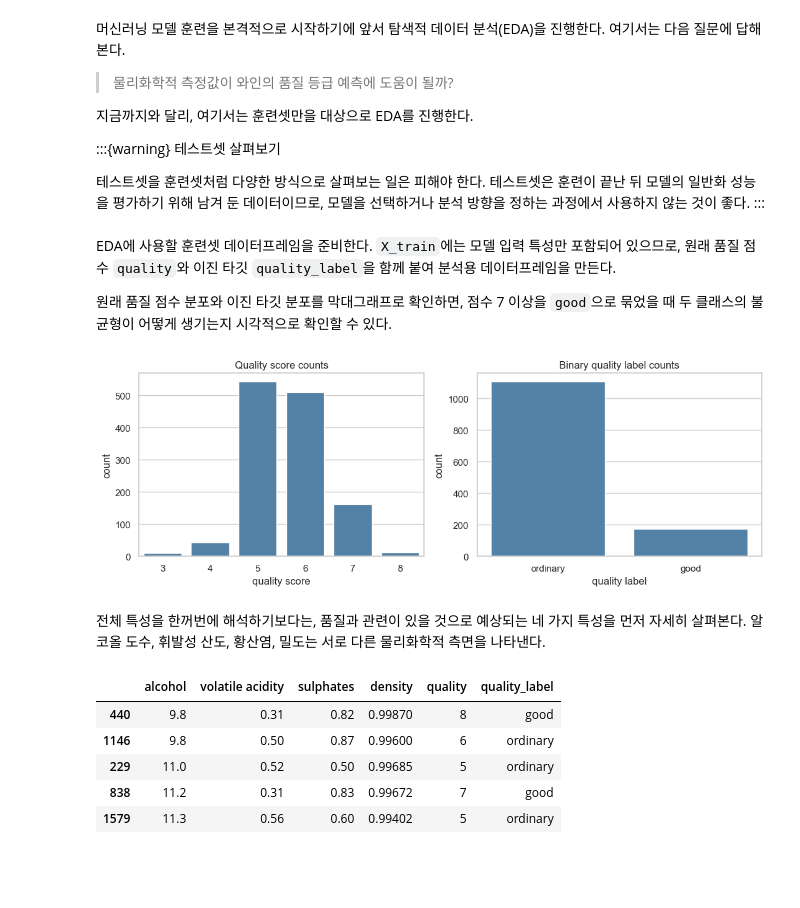
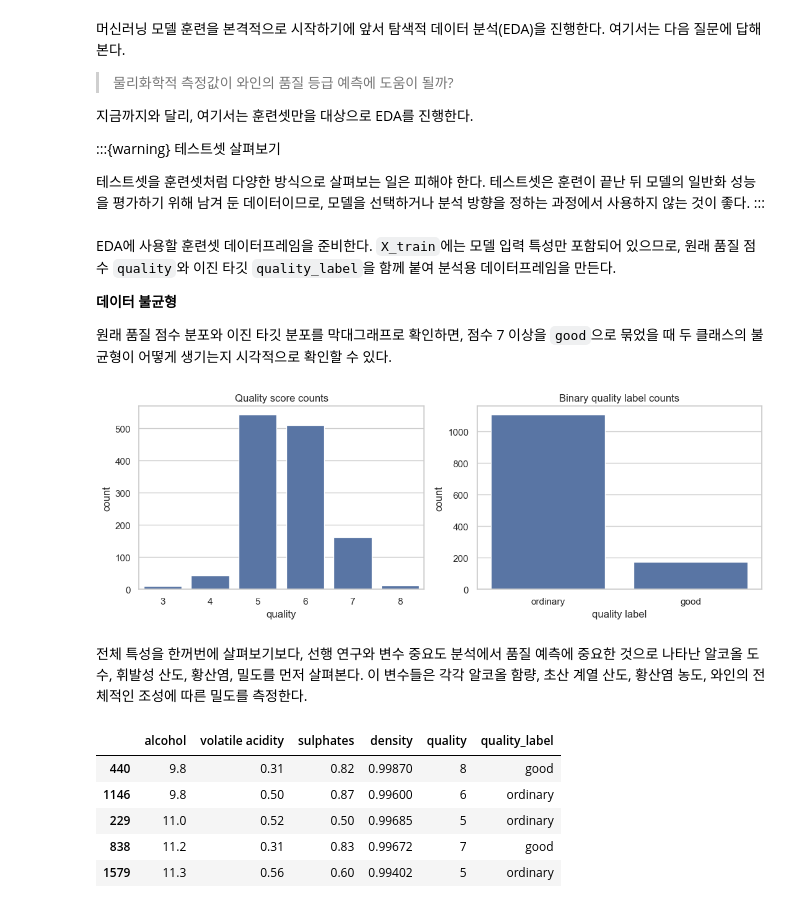
Before and after one commit to codingalzi/code-workout-datasci, a Jupyter notebook: ml_classification.ipynb, the cells around one changed output. Saved outputs shown, nothing was run; the diff lists cells and outputs as text; code cells hidden in the pictures; blank space fills up the shorter version.

```diff
--- a/ml_classification.ipynb
+++ b/ml_classification.ipynb
@@ -246,31 +258,32 @@ plt.show()
 EDA에 사용할 훈련셋 데이터프레임을 준비한다.
 `X_train`에는 모델 입력 특성만 포함되어 있으므로, 원래 품질 점수 `quality`와 이진 타깃 `quality_label`을 함께 붙여 분석용 데이터프레임을 만든다.
 
+**데이터 불균형**
+
 원래 품질 점수 분포와 이진 타깃 분포를 막대그래프로 확인하면, 점수 7 이상을 `good`으로 묶었을 때 두 클래스의 불균형이 어떻게 생기는지 시각적으로 확인할 수 있다.
 # %%
 wine_train = X_train.copy()
 wine_train["quality"] = wine_df.loc[X_train.index, "quality"]
 wine_train["quality_label"] = y_train
 
 fig, axes = plt.subplots(1, 2, figsize=(11, 4))
 
-sns.countplot(data=wine_train, x="quality", ax=axes[0], color="steelblue")
+sns.countplot(data=wine_train, x="quality", ax=axes[0])
 axes[0].set_title("Quality score counts")
-axes[0].set_xlabel("quality score")
+axes[0].set_xlabel("quality")
 axes[0].set_ylabel("count")
 
-sns.countplot(data=wine_train, x="quality_label", order=["ordinary", "good"], ax=axes[1], color="steelblue")
+sns.countplot(data=wine_train, x="quality_label", order=["ordinary", "good"], ax=axes[1])
 axes[1].set_title("Binary quality label counts")
 axes[1].set_xlabel("quality label")
 axes[1].set_ylabel("count")
 
 plt.tight_layout()
 plt.show()
 # %% [output]
-[figure, old version]
+[figure, new version]
-# %% [markdown]
-전체 특성을 한꺼번에 해석하기보다는, 품질과 관련이 있을 것으로 예상되는 네 가지 특성을 먼저 자세히 살펴본다.
-알코올 도수, 휘발성 산도, 황산염, 밀도는 서로 다른 물리화학적 측면을 나타낸다.
+# %% [markdown]
+전체 특성을 한꺼번에 살펴보기보다, 선행 연구와 변수 중요도 분석에서 품질 예측에 중요한 것으로 나타난 알코올 도수, 휘발성 산도, 황산염, 밀도를 먼저 살펴본다. 이 변수들은 각각 알코올 함량, 초산 계열 산도, 황산염 농도, 와인의 전체적인 조성에 따른 밀도를 측정한다.
 # %%
 selected_features = [
     "alcohol",
```
Also changed, not shown: parts of 8 cells of this notebook.
